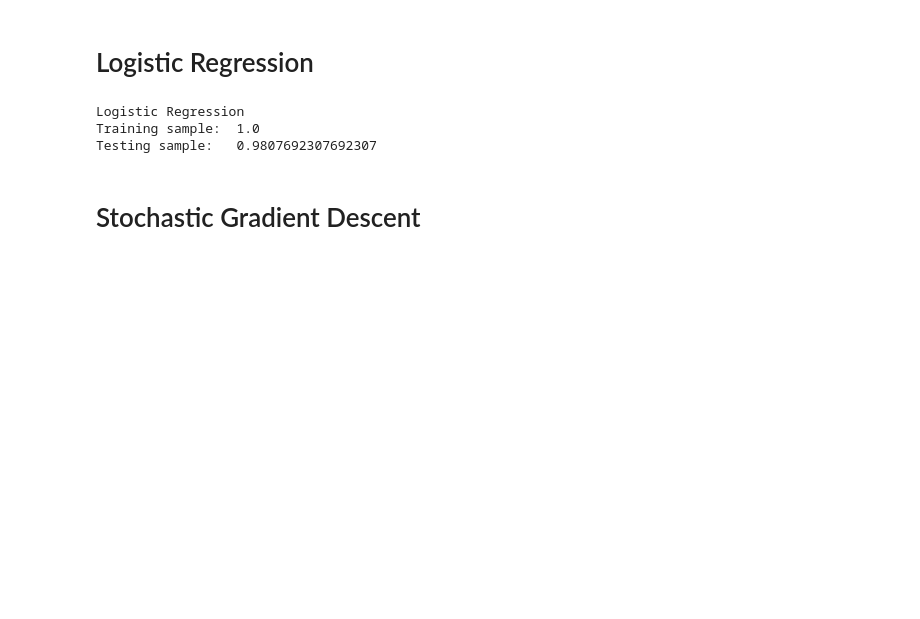
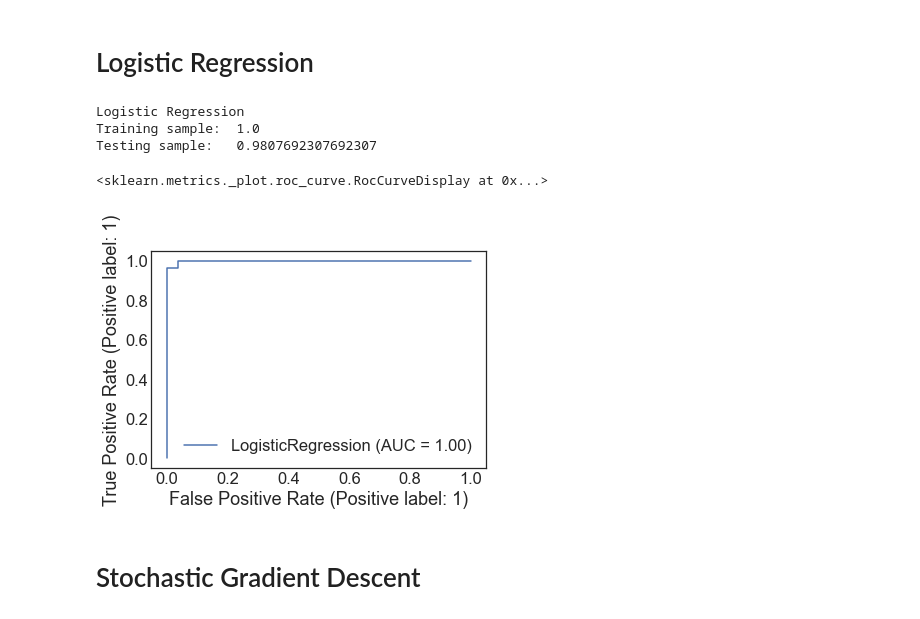
Before and after one commit to ccvale/Divorce-Datatset-Analysis, a Jupyter notebook: divorces.ipynb, the cells around one changed output. Saved outputs shown, nothing was run; the diff lists cells and outputs as text; code cells hidden in the pictures; blank space fills up the shorter version.

```diff
--- a/divorces.ipynb
+++ b/divorces.ipynb
@@ -366,6 +385,11 @@ print("Testing sample:  ",pipe.score(X_test, y_test),'\n')
 Logistic Regression
 Training sample:  1.0
 Testing sample:   0.9807692307692307
+# %%
+plot_roc_curve(logistic_regression, X_test, y_test)
+# %% [output]
+<sklearn.metrics._plot.roc_curve.RocCurveDisplay at 0x...>
+[figure, added]
 # %% [markdown]
 # Stochastic Gradient Descent
 # %%
```
Also changed, not shown: parts of 32 cells of this notebook, 2 other files.
